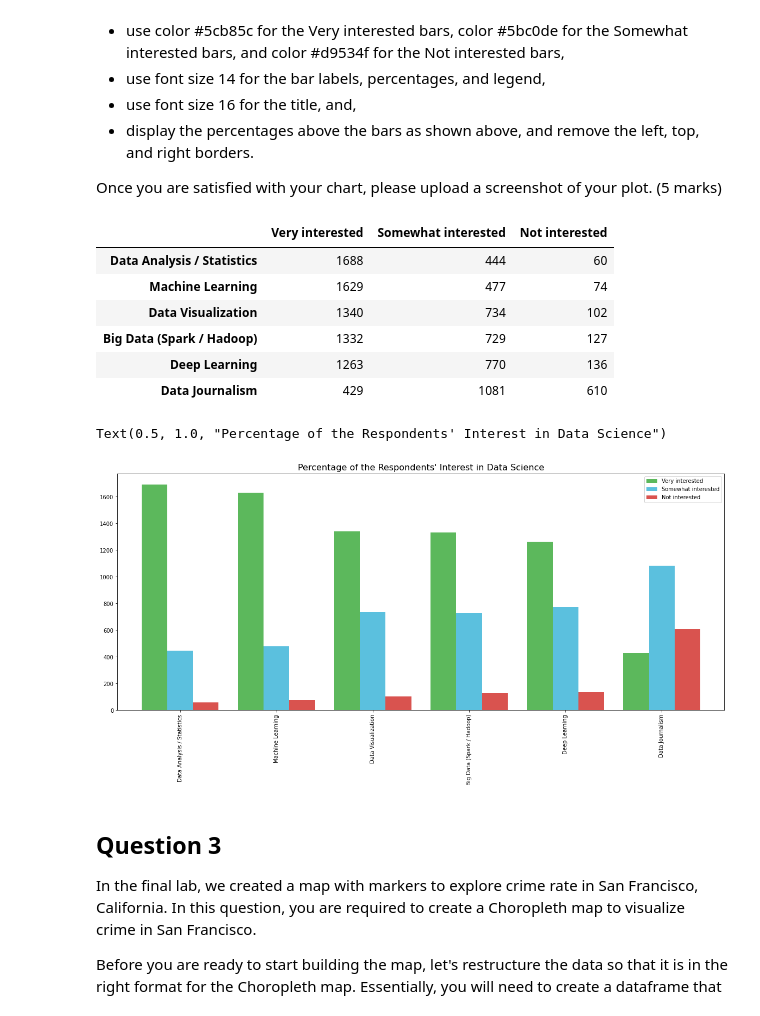
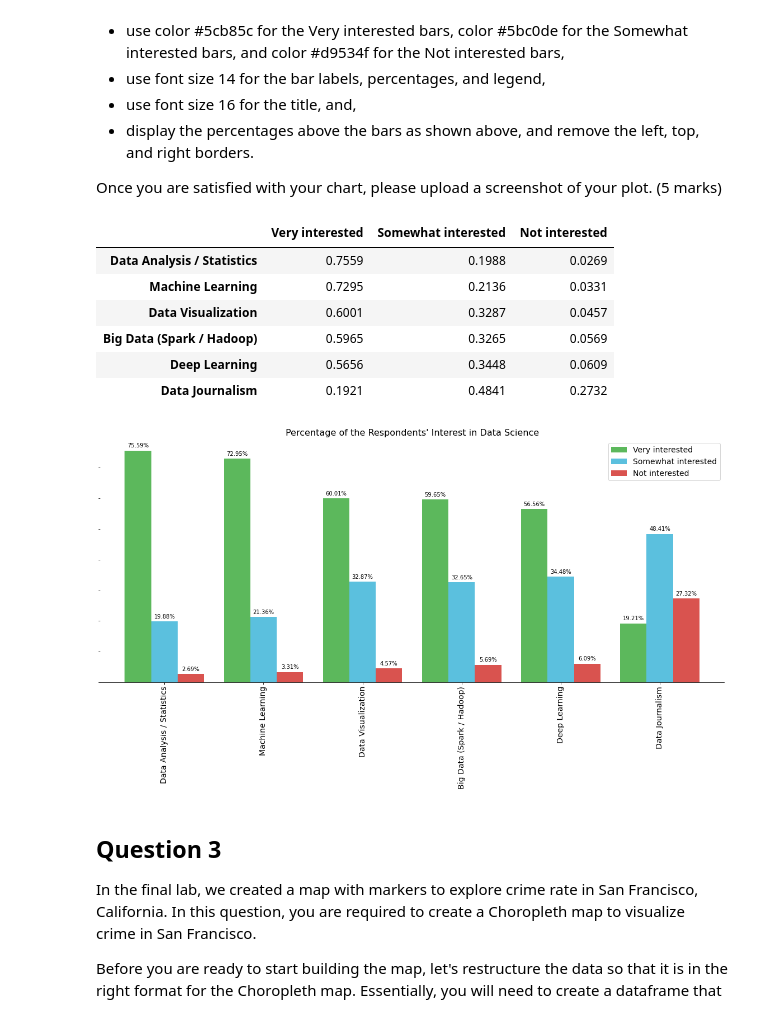
Before and after one commit to fizixmastr/Miscellaneous-Python-Projects, a Jupyter notebook: Topic Survey Assignment.ipynb, the cells around one changed output. Drawn from its saved outputs; the diff is of its cells as text; code cells hidden in the pictures.

```diff
--- a/Topic Survey Assignment.ipynb
+++ b/Topic Survey Assignment.ipynb
@@ -74,32 +74,45 @@ Once you are satisfied with your chart, please upload a screenshot of your plot.
 df_surv.sort_values(['Very interested'], ascending = False, inplace = True)
 # %%
 # 2. Convert the numbers into percentages, round.
+df_surv = df_surv/2233
+df_surv = df_surv.round(decimals = 4)
 df_surv
 # %% [output]
 |  | Very interested | Somewhat interested | Not interested |
-| Data Analysis / Statistics | 1688 | 444 | 60 |
-| Machine Learning | 1629 | 477 | 74 |
-| Data Visualization | 1340 | 734 | 102 |
-| Big Data (Spark / Hadoop) | 1332 | 729 | 127 |
-| Deep Learning | 1263 | 770 | 136 |
-| Data Journalism | 429 | 1081 | 610 |
+| Data Analysis / Statistics | 0.7559 | 0.1988 | 0.0269 |
+| Machine Learning | 0.7295 | 0.2136 | 0.0331 |
+| Data Visualization | 0.6001 | 0.3287 | 0.0457 |
+| Big Data (Spark / Hadoop) | 0.5965 | 0.3265 | 0.0569 |
+| Deep Learning | 0.5656 | 0.3448 | 0.0609 |
+| Data Journalism | 0.1921 | 0.4841 | 0.2732 |
 # %%
 #3 Create Bar Chart
 ax = df_surv.plot(kind = 'bar',
                  figsize = (20, 8), # use a figure size of (20, 8)
                  width = (0.8), # bar width of 0.8
                  color = ['#5cb85c', '#5bc0de', '#d9534f'], # use color '#5cb85c', '#5bc0de', '#d9534f'
                  )
 
 # use font size 14 for the bar labels, percentages, and legend,
-#ax.set_legend(fontsize = 14)
+ax.set_yticklabels([]) #Not asked for but now like the picture
+ax.set_xticklabels(df_surv.index, fontsize = 14)
+ax.legend(fontsize = 14)
 # use font size 16 for the title, and,
 ax.set_title('Percentage of the Respondents\' Interest in Data Science', fontsize = 16)
 # display the percentages above the bars
-# remove the left, top, and right borders.
+for p in ax.patches:
+    width = p.get_width()
+    height = p.get_height()
+    x, y = p.get_xy()
+    ax.annotate(f'{height:.2%}', (x + width/2, y + height+.01), ha='center')
+# remove the left, top, and right borders
+ax.spines['top'].set_visible(False)
+ax.spines['right'].set_visible(False)
+ax.spines['left'].set_visible(False)
+
+plt.show()
 # %% [output]
-Text(0.5, 1.0, "Percentage of the Respondents' Interest in Data Science")
-[figure, old version]
+[figure, new version]
 # %% [markdown]
 ## Question 3
 In the final lab, we created a map with markers to explore crime rate in San Francisco, California. In this question, you are required to create a Choropleth map to visualize crime in San Francisco.
```
Also changed, not shown: parts of 4 cells of this notebook.
